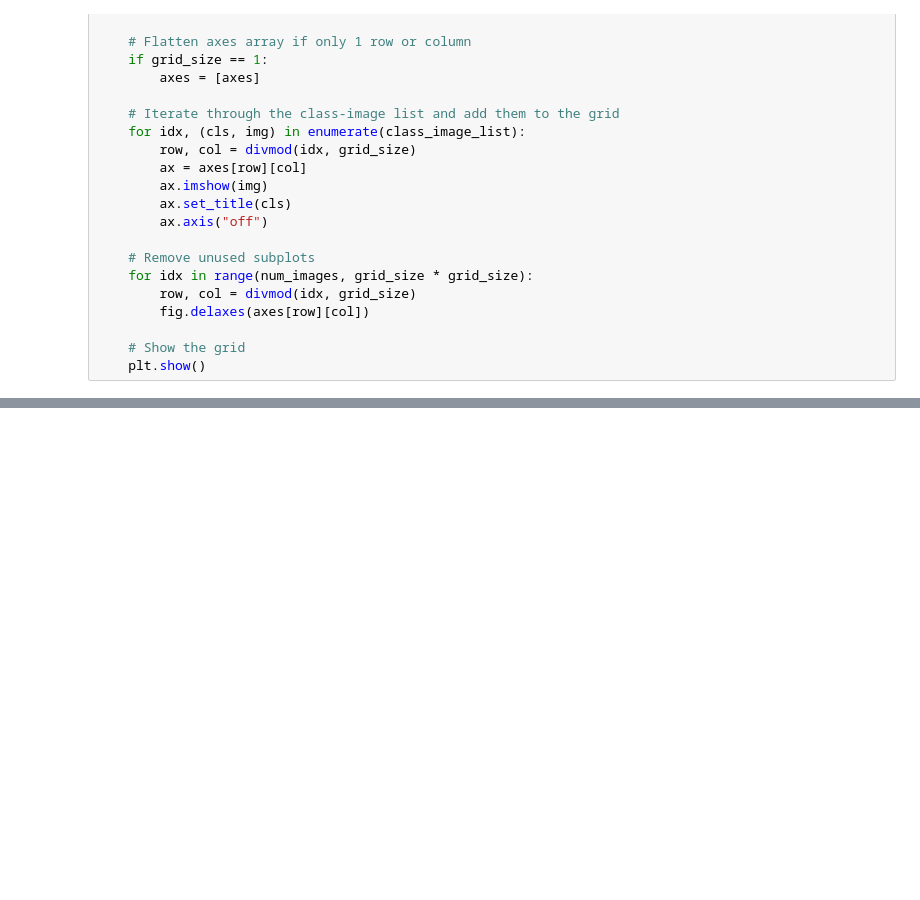
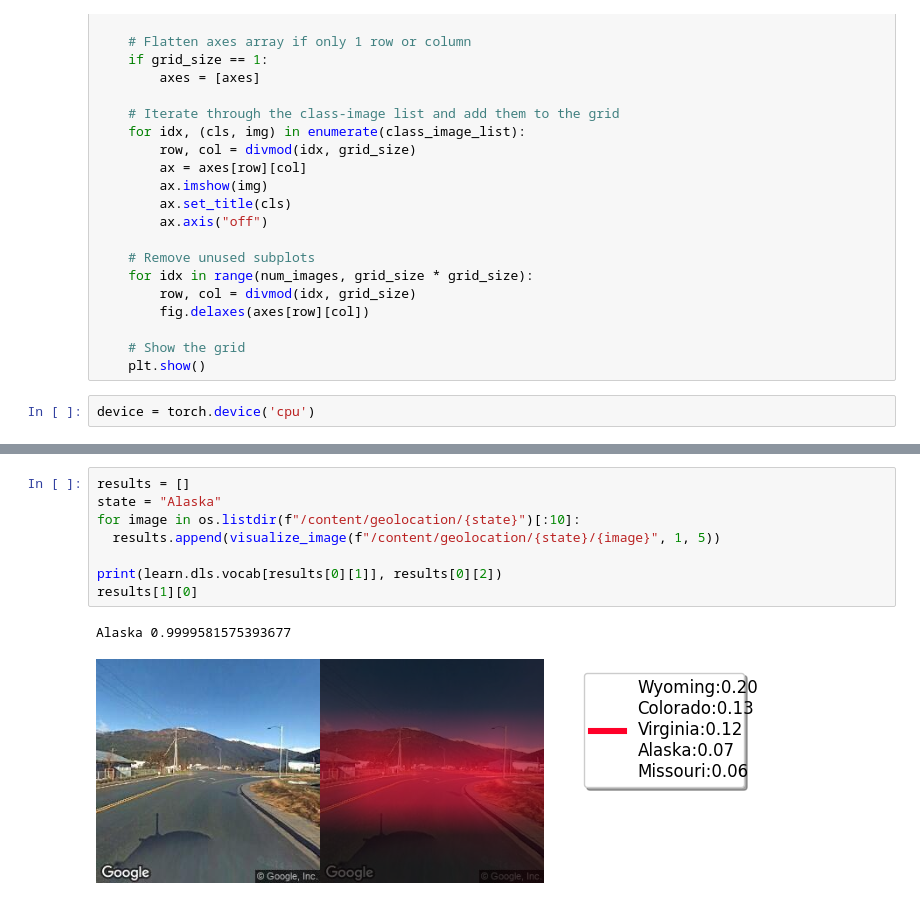
Before and after one commit to bizy-coder/ViT_Geolocation, a Jupyter notebook: grad_cam_visuals.ipynb, the cells around one changed output, grey strips where cells are left out. Drawn from its saved outputs; the diff is of its cells as text; blank space fills up the shorter version.

```diff
--- a/grad_cam_visuals.ipynb
+++ b/grad_cam_visuals.ipynb
@@ -186,4 +287,6 @@ def display_grid_image(class_image_list):
 
     # Show the grid
     plt.show()
+# %%
+device = torch.device('cpu')
 # %%
@@ -217,2 +385,13 @@ b
+# %%
+results = []
+state = "Alaska"
+for image in os.listdir(f"/content/geolocation/{state}")[:10]:
+  results.append(visualize_image(f"/content/geolocation/{state}/{image}", 1, 5))
+
+print(learn.dls.vocab[results[0][1]], results[0][2])
+results[1][0]
+# %% [output]
+Alaska 0.9999581575393677
+[figure, added]
 # %%
 results = []
```
Also changed, not shown: parts of 16 cells of this notebook.
